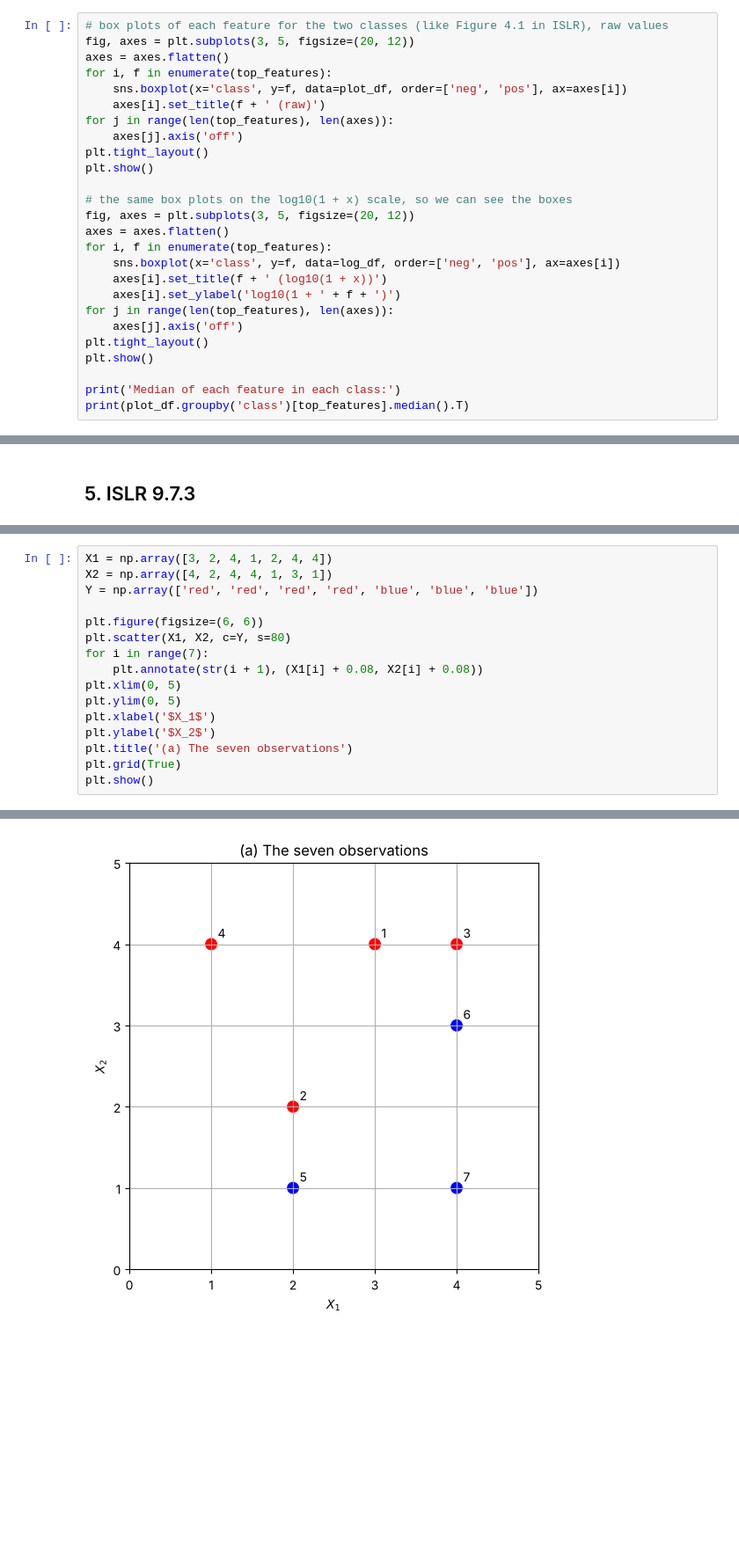
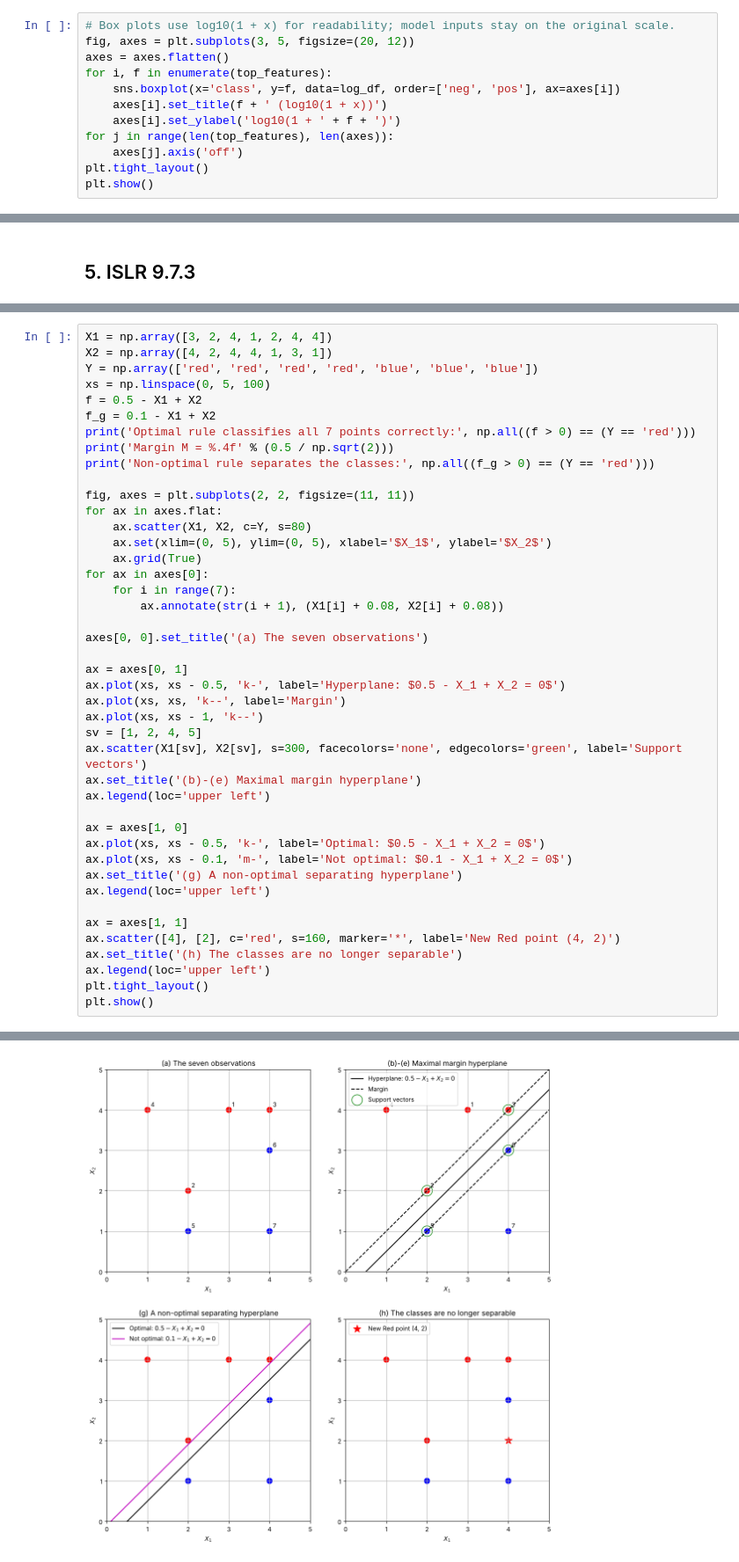
Before and after one commit to yuanjiujiu099-creator/dsci-552-hw6, a Jupyter notebook: Tang_Xiaoyun_HW6.ipynb, the cells around one changed output, grey strips where cells are left out. Shown at 88% size. Cells and saved outputs as stored; diff of their text form; blank space fills up the shorter version.

```diff
--- a/Tang_Xiaoyun_HW6.ipynb
+++ b/Tang_Xiaoyun_HW6.ipynb
@@ -171,18 +165,7 @@ plt.show()
 # %% [output]
 [figure]
 # %%
-# box plots of each feature for the two classes (like Figure 4.1 in ISLR), raw values
-fig, axes = plt.subplots(3, 5, figsize=(20, 12))
-axes = axes.flatten()
-for i, f in enumerate(top_features):
-    sns.boxplot(x='class', y=f, data=plot_df, order=['neg', 'pos'], ax=axes[i])
-    axes[i].set_title(f + ' (raw)')
-for j in range(len(top_features), len(axes)):
-    axes[j].axis('off')
-plt.tight_layout()
-plt.show()
-
-# the same box plots on the log10(1 + x) scale, so we can see the boxes
+# Box plots use log10(1 + x) for readability; model inputs stay on the original scale.
 fig, axes = plt.subplots(3, 5, figsize=(20, 12))
 axes = axes.flatten()
 for i, f in enumerate(top_features):
@@ -193,7 +176,4 @@ for j in range(len(top_features), len(axes)):
     axes[j].axis('off')
 plt.tight_layout()
 plt.show()
-
-print('Median of each feature in each class:')
-print(plot_df.groupby('class')[top_features].median().T)
 # %% [output]
@@ -607,16 +591,43 @@ We have seven points:
 X1 = np.array([3, 2, 4, 1, 2, 4, 4])
 X2 = np.array([4, 2, 4, 4, 1, 3, 1])
 Y = np.array(['red', 'red', 'red', 'red', 'blue', 'blue', 'blue'])
+xs = np.linspace(0, 5, 100)
+f = 0.5 - X1 + X2
+f_g = 0.1 - X1 + X2
+print('Optimal rule classifies all 7 points correctly:', np.all((f > 0) == (Y == 'red')))
+print('Margin M = %.4f' % (0.5 / np.sqrt(2)))
+print('Non-optimal rule separates the classes:', np.all((f_g > 0) == (Y == 'red')))
 
-plt.figure(figsize=(6, 6))
-plt.scatter(X1, X2, c=Y, s=80)
-for i in range(7):
-    plt.annotate(str(i + 1), (X1[i] + 0.08, X2[i] + 0.08))
-plt.xlim(0, 5)
-plt.ylim(0, 5)
-plt.xlabel('$X_1$')
-plt.ylabel('$X_2$')
-plt.title('(a) The seven observations')
-plt.grid(True)
+fig, axes = plt.subplots(2, 2, figsize=(11, 11))
+for ax in axes.flat:
+    ax.scatter(X1, X2, c=Y, s=80)
+    ax.set(xlim=(0, 5), ylim=(0, 5), xlabel='$X_1$', ylabel='$X_2$')
+    ax.grid(True)
+for ax in axes[0]:
+    for i in range(7):
+        ax.annotate(str(i + 1), (X1[i] + 0.08, X2[i] + 0.08))
+
+axes[0, 0].set_title('(a) The seven observations')
+
+ax = axes[0, 1]
+ax.plot(xs, xs - 0.5, 'k-', label='Hyperplane: $0.5 - X_1 + X_2 = 0$')
+ax.plot(xs, xs, 'k--', label='Margin')
+ax.plot(xs, xs - 1, 'k--')
+sv = [1, 2, 4, 5]
+ax.scatter(X1[sv], X2[sv], s=300, facecolors='none', edgecolors='green', label='Support vectors')
+ax.set_title('(b)-(e) Maximal margin hyperplane')
+ax.legend(loc='upper left')
+
+ax = axes[1, 0]
+ax.plot(xs, xs - 0.5, 'k-', label='Optimal: $0.5 - X_1 + X_2 = 0$')
+ax.plot(xs, xs - 0.1, 'm-', label='Not optimal: $0.1 - X_1 + X_2 = 0$')
+ax.set_title('(g) A non-optimal separating hyperplane')
+ax.legend(loc='upper left')
+
+ax = axes[1, 1]
+ax.scatter([4], [2], c='red', s=160, marker='*', label='New Red point (4, 2)')
+ax.set_title('(h) The classes are no longer separable')
+ax.legend(loc='upper left')
+plt.tight_layout()
 plt.show()
 # %% [output]
@@ -623 +637 @@ plt.show()
-[figure, old version]
+[figure, new version]
```
Also changed, not shown: parts of 24 cells of this notebook.
